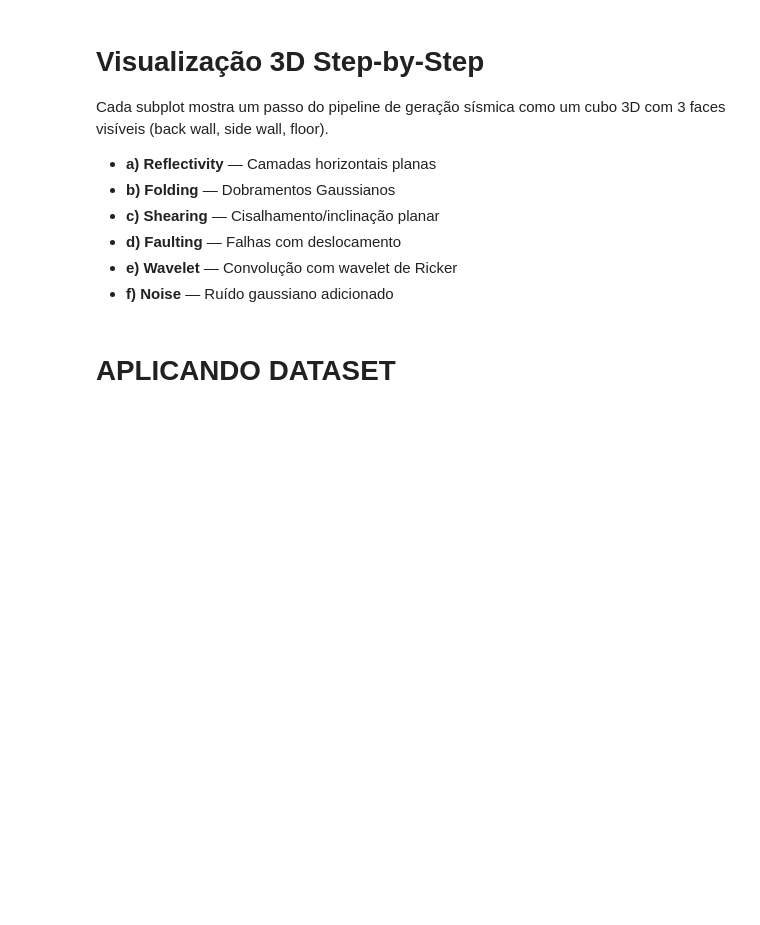
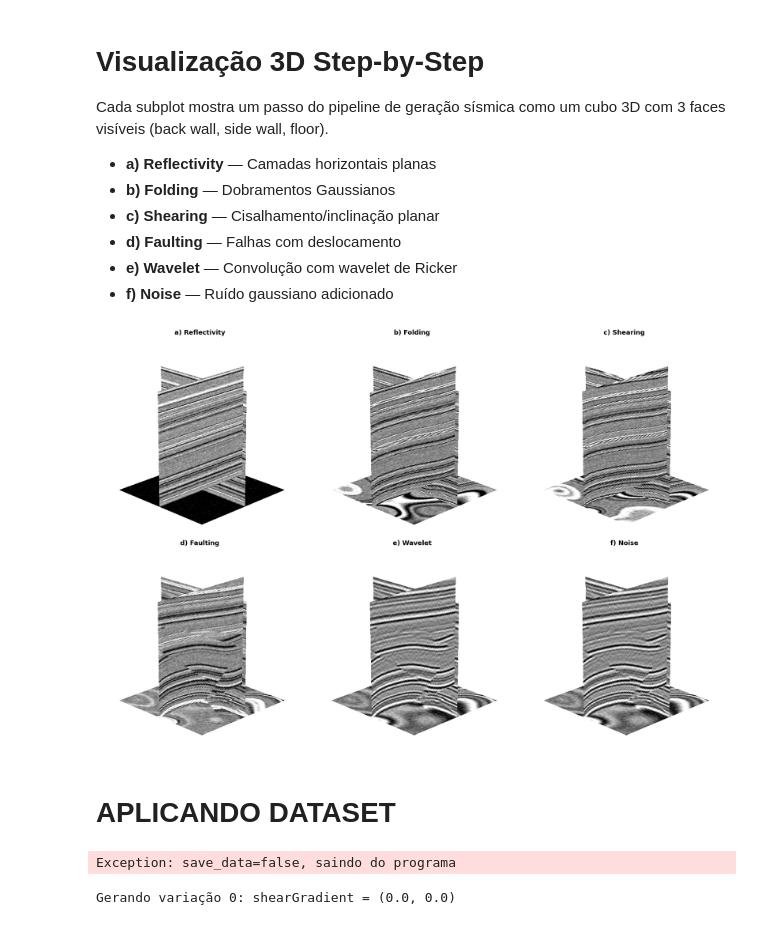
Before and after one commit to KlaussMarchi/Falhas, a Jupyter notebook: Synthetic/Adjustments.ipynb, the cells around one changed output. Drawn from its saved outputs; the diff is of its cells as text; code cells hidden in the pictures; blank space fills up the shorter version.

Commit message:
variations synthetic

```diff
--- a/Synthetic/Adjustments.ipynb
+++ b/Synthetic/Adjustments.ipynb
@@ -13,25 +17,33 @@ Cada subplot mostra um passo do pipeline de geração sísmica como um cubo 3D c
 - **f) Noise** — Ruído gaussiano adicionado
 # %%
 gen = SyntheticGenerator()
+gen.prepare()
 
 reflectivity = gen.genReflectivity()
-folded = gen.applyFolding(reflectivity)
+folded  = gen.applyFolding(reflectivity)
 sheared = gen.applyShearing(folded)
 faulted, mask = gen.applyFaulting(sheared)
 seismic = gen.applyWavelet(faulted)
 noisy = gen.applyNoise(seismic)
 
 steps = [
     (gen.crop(reflectivity), 'a) Reflectivity'),
     (gen.crop(folded),       'b) Folding'),
     (gen.crop(sheared),      'c) Shearing'),
     (gen.crop(faulted),      'd) Faulting'),
     (gen.crop(seismic),      'e) Wavelet'),
     (gen.crop(noisy),        'f) Noise'),
 ]
 
 showSteps(steps)
+# %% [output]
+[figure, added]
 # %% [markdown]
 # APLICANDO DATASET
 # %%
 SAVE_DATA = False
+
+if not SAVE_DATA:
+    raise Exception('save_data=false, saindo do programa')
+# %% [output]
+Exception: save_data=false, saindo do programa
@@ -41,0 +50,66 @@ if SAVE_DATA:
+# %%
+variations = {
+    'shearGradient': [(0.0, 0.0), (-0.1, 0.1), (-0.3, 0.3)],
+    'waveletFreq': [(5, 15), (20, 35), (45, 65), (70, 90), (100, 120)],
+    'waveletDuration': [0.04, 0.06],
+    'waveletDt': [0.0005, 0.001, 0.01, 0.1, 0.5],
+
+    'layerNoise': [0.0, 0.01, 0.08, 0.001],
+    'layerRange': [(20, 50), (80, 160), (250, 350)],
+    'layerThickness': [(1, 1), (1, 3), (5, 10)],
+    'foldCount': [(0, 3), (15, 30), (60, 90)],
+    'foldSigma': [(5, 15), (15, 80), (120, 200)],
+    'foldAmplitude': [(-5, 5), (-30, 30), (-80, 80)],
+    'foldDamping': [0.0, 1.5, 5.0],
+
+    'noiseLevel': [(0.0, 0.0), (0.01, 0.05), (0.1, 0.25), (0.2, 0.4)],
+}
+
+for label, values in variations.items():
+    for value in values:
+        safe_value = str(value).replace(' ', '').replace('(', '').replace(')', '').replace(',', '_')
+        path = os.path.join('variations', f"{label}_{safe_value}")
+        setFolder(path)
+
+        for i in range(3):
+            print(f"Gerando variação {i}: {label} = {value}")
+
+            try:
+                gen = SyntheticGenerator()
+                setattr(gen, label, value)
+                gen.prepare()
+
+                reflectivity = gen.genReflectivity()
+                folded  = gen.applyFolding(reflectivity)
+                sheared = gen.applyShearing(folded)
+                faulted, mask = gen.applyFaulting(sheared)
+                seismic = gen.applyWavelet(faulted)
+                noisy = gen.applyNoise(seismic)
+
+                steps = [
+                    (gen.crop(reflectivity), 'a) Reflectivity'),
+                    (gen.crop(folded),       'b) Folding'),
+                    (gen.crop(sheared),      'c) Shearing'),
+                    (gen.crop(faulted),      'd) Faulting'),
+                    (gen.crop(seismic),      'e) Wavelet'),
+                    (gen.crop(noisy),        'f) Noise'),
+                ]
+
+                # 1. Salvar a imagem dos passos 3D
+                out_image_path = os.path.join(path, f'images/image_{i}.png')
+                showSteps(steps, save=out_image_path)
+
+                # 2. Salvar a imagem da MÁSCARA 2D
+                cropped_mask = gen.crop(mask)
+                mask_image_path = os.path.join(path, f'masks/image_{i}.png')
+                showTile(cropped_mask, mask=True, save=mask_image_path)
+                plt.close('all')
+
+                # 3. Salvar o JSON
+                json_path = os.path.join(path, 'info.json')
+                with open(json_path, 'w') as file:
+                    json.dump(gen.getMetrics(), file, indent=4)
+            except Exception as error:
+                print(f'error in {label} (var {i})', error)
+# %% [output]
+Gerando variação 0: shearGradient = (0.0, 0.0)
```
Also changed, not shown: parts of 2 cells of this notebook, 4 other files.
